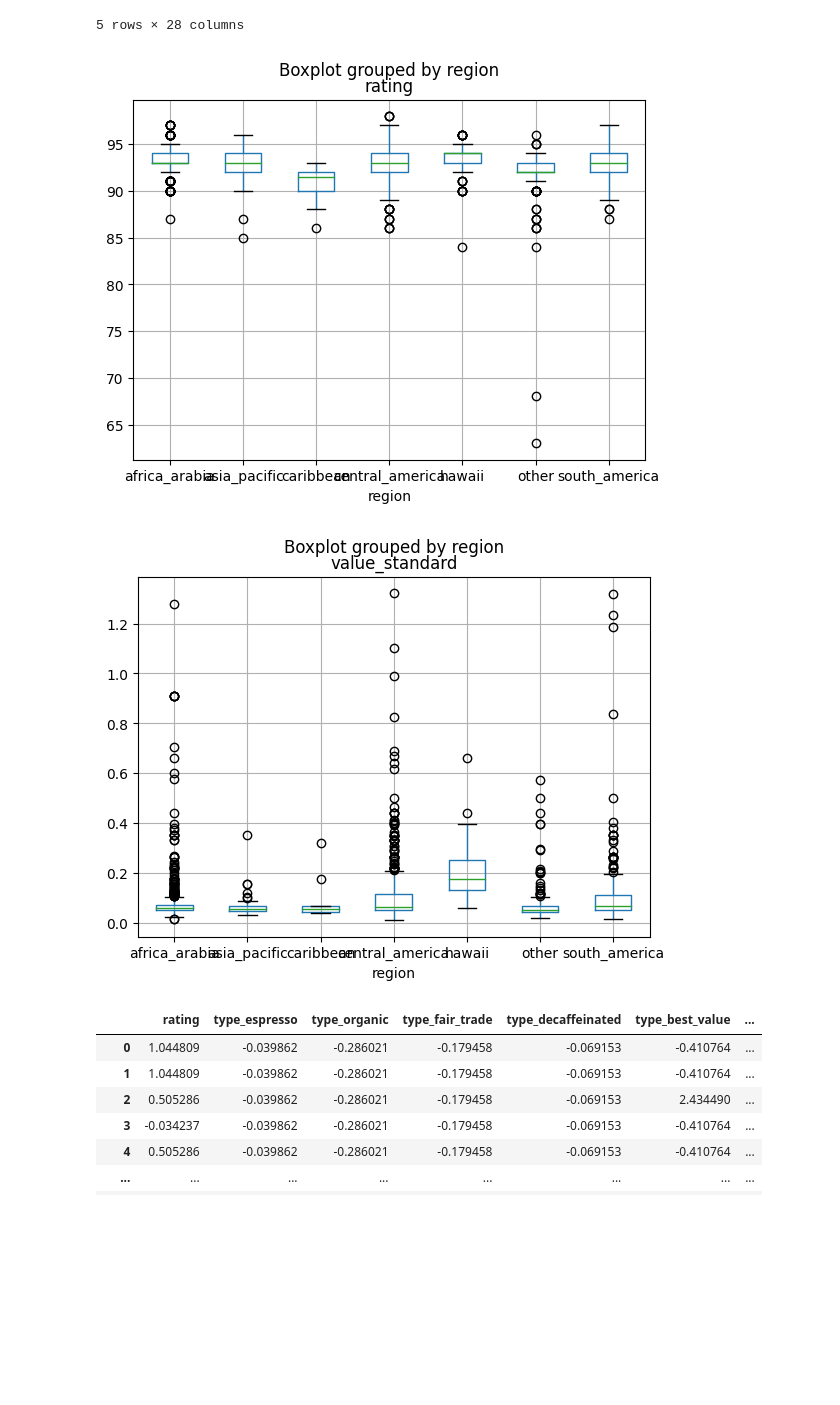
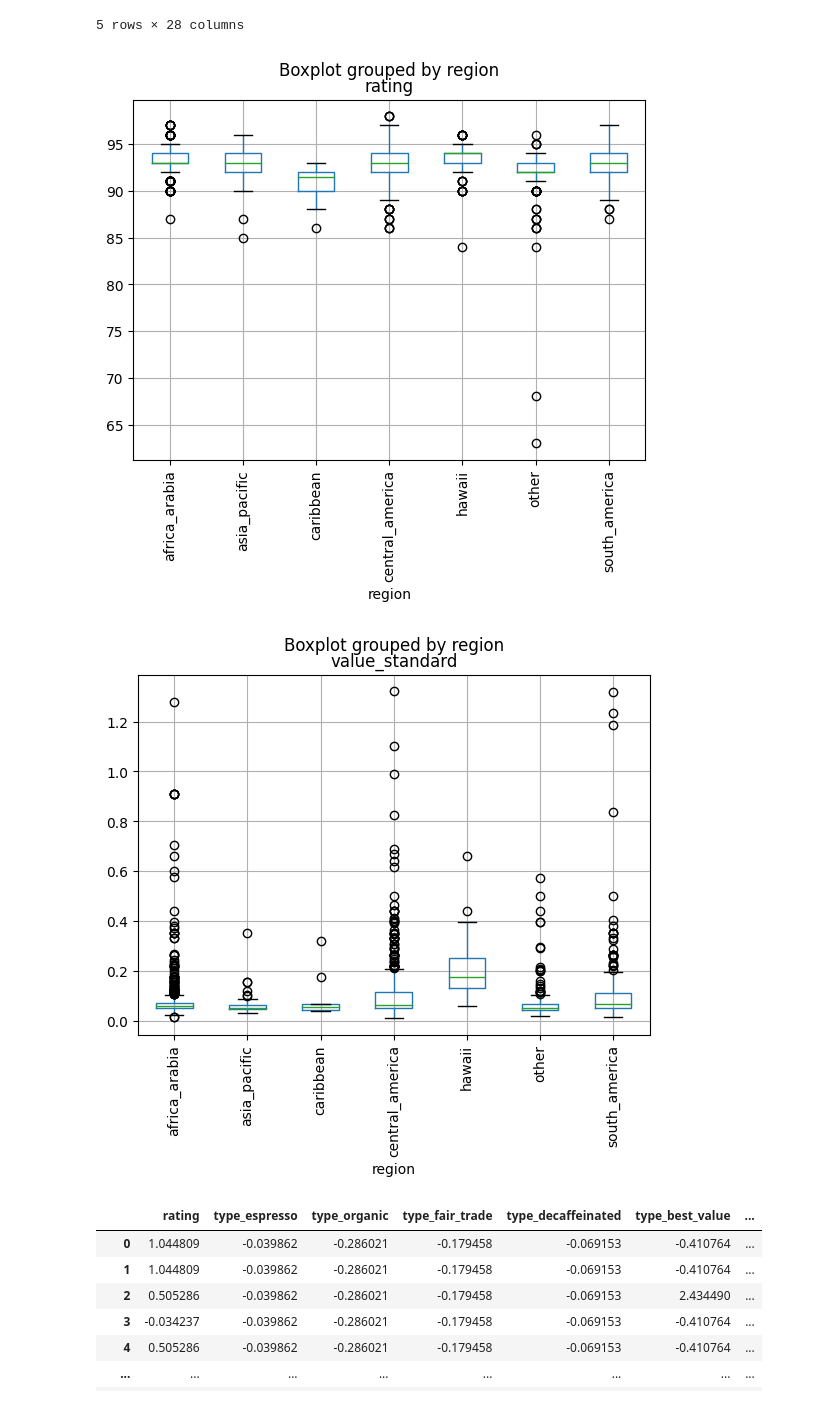
Before and after one commit to DATA-606-SPRING-2023-TUE/nicholas_data606, a Jupyter notebook: src/Regression.ipynb, the cells around one changed output. Drawn from its saved outputs; the diff is of its cells as text; code cells hidden in the pictures; blank space fills up the shorter version.

```diff
--- a/src/Regression.ipynb
+++ b/src/Regression.ipynb
@@ -44,14 +44,14 @@ memory usage: 428.4+ KB
 5 rows × 28 columns
 # %%
 # 'region_africa_arabia', 'region_caribbean', 'region_central_america', 'region_hawaii', 'region_asia_pacific', 'region_south_america'
-boxplot = df.boxplot(by = 'region', column=['rating'])
+boxplot = df.boxplot(by = 'region', column=['rating'], rot=90)
 # %% [output]
-[figure, old version]
+[figure, new version]
 # %%
 df_filtered = df[df['value_standard'] <= 2]
-boxplot = df_filtered.boxplot(by = 'region', column=['value_standard'])
+boxplot = df_filtered.boxplot(by = 'region', column=['value_standard'], rot=90)
 # %% [output]
-[figure, old version]
+[figure, new version]
 # %%
 # standardize and compute eigen values to determine corelations
 from sklearn.preprocessing import StandardScaler
```
Also changed, not shown: parts of 1 cell of this notebook.
